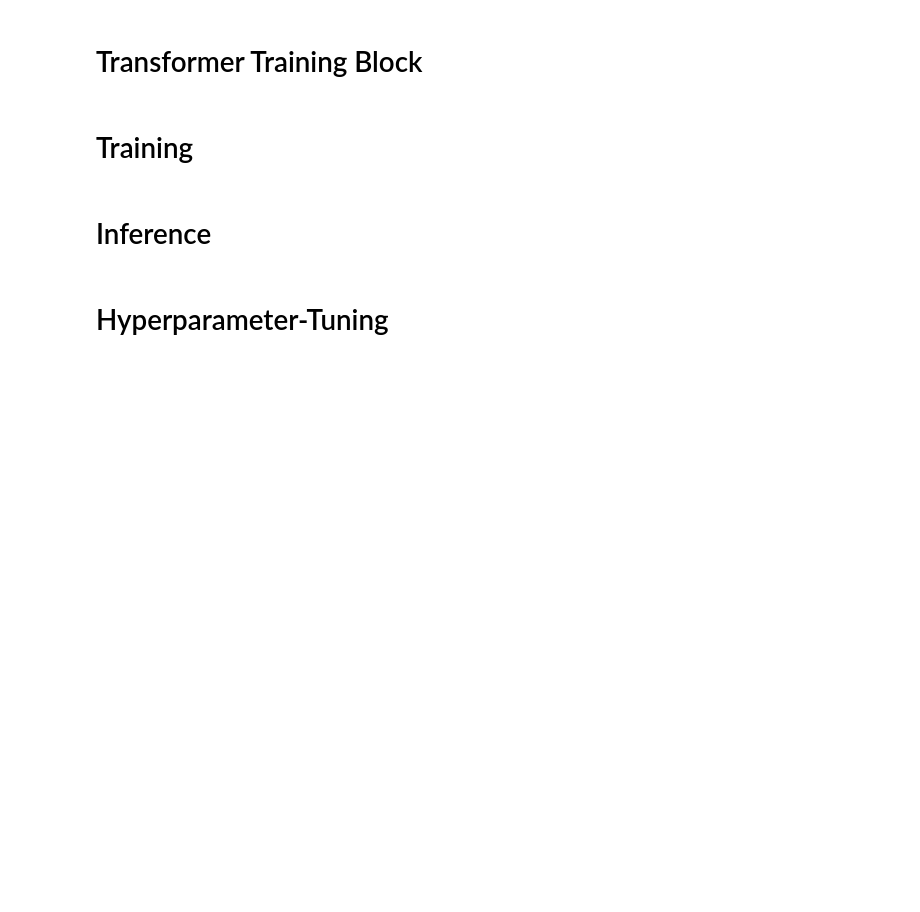
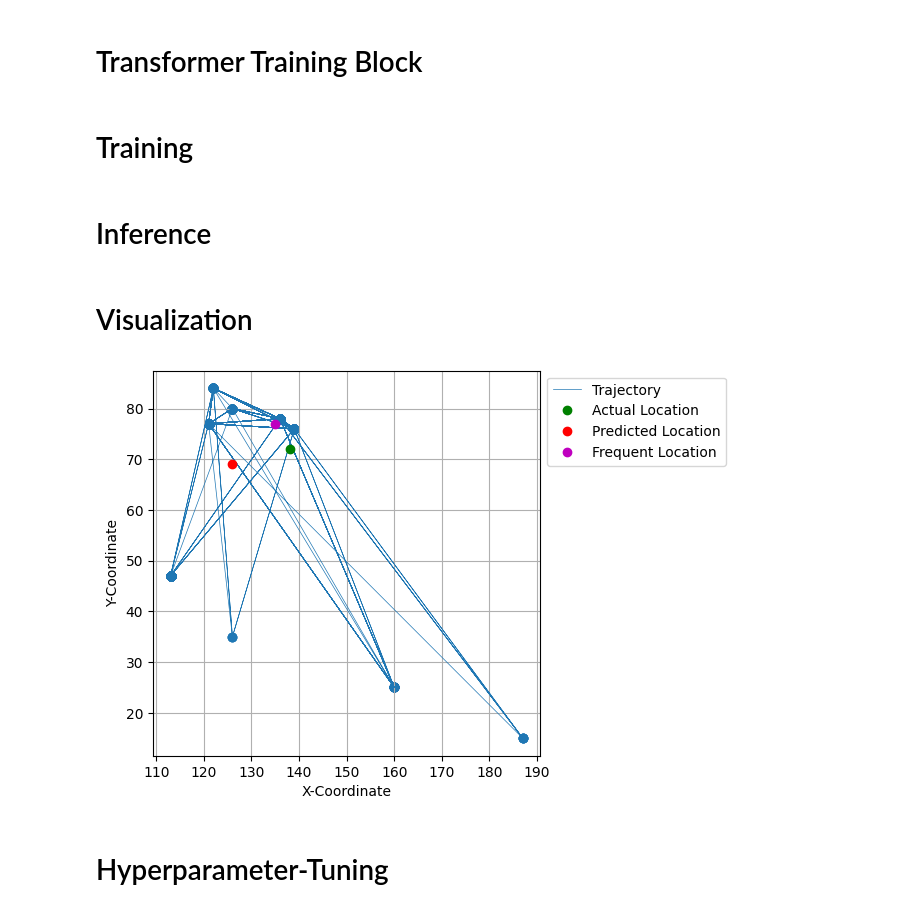
Before and after one commit to ANNIZHENG/MLModel_Eval_with_YJMob100K, a Jupyter notebook: CustomTransformer_with_YJMob100K.ipynb, the cells around one changed output. Saved outputs shown, nothing was run; the diff lists cells and outputs as text; code cells hidden in the pictures; blank space fills up the shorter version.

```diff
--- a/CustomTransformer_with_YJMob100K.ipynb
+++ b/CustomTransformer_with_YJMob100K.ipynb
@@ -15,8 +15,8 @@ from torch.utils.data import Dataset, DataLoader
 # %% [markdown]
 # Import Data
 # %%
-df_train = pd.read_csv('df_train_1k.csv')[['uid', 't', 'combined_xy']]
-df_test = pd.read_csv('df_test_1k.csv')[['uid', 't', 'combined_xy']]
+df_train = pd.read_csv('df_train_1k.csv')
+df_test = pd.read_csv('df_test_1k.csv')
 # %% [markdown]
 ## Batching
 # %%
@@ -373,3 +373,35 @@ Batch Size: 910 Top 5 Accuracy: 0.9818553539483772, Num Correct: 176732, Num Sam
 """ 1k
 Batch Size: 910 Top 1 Accuracy: 0.5997802197802198, Num Correct: 10916, Num Sample: 18200
 """
+# %% [markdown]
+# Visualization
+# %%
+frequent_locations = [(152, 95), (152, 95), (152, 95), (152, 95), (152, 95), (152, 95), (152, 95), (152, 95), (178, 34), (125, 137), (158, 64), (125, 137), (152, 95), (130, 63), (129, 81), (135, 77), (135, 77), (135, 77), (135, 77), (135, 77), (135, 77), (135, 77), (135, 77), (135, 77), (135, 77), (135, 77), (135, 77), (135, 77), (135, 77), (135, 77), (135, 77), (135, 77), (135, 77), (135, 77), (135, 77), (135, 77), (135, 77), (135, 77), (135, 77), (135, 77), (135, 77), (135, 77), (135, 77), (135, 77), (135, 77), (152, 95), (152, 95), (152, 95)]
+# %%
+# extract correct or incorrect prediction for visualization
+def extract_prediction(model, dataloader, device, k, extract_correct=True):
+    model.eval()
+    with torch.no_grad():
+        for inputs, labels, positions, label_positions in dataloader:
+            inputs = inputs.to(device)
+            labels = labels.to(device)
+            positions = positions.to(device)
+            label_positions = label_positions.to(device)
+
+            logits = model(inputs, positions, labels, label_positions)
+
+            for logit_i in range(len(logits)):
+                if (extract_correct):
+                    if (int(labels[logit_i] in torch.topk(logits[logit_i], k)[1])):
+                        return inputs[logit_i].tolist(), \
+                                labels[logit_i].item(), \
+                                positions[logit_i].tolist(), \
+                                label_positions[logit_i].item(), \
+                                torch.topk(logits[logit_i], k)[1].item()
+                else:
+                    if (int(labels[logit_i] not in torch.topk(logits[logit_i], k)[1])):
+                        return inputs[logit_i].tolist(), \
+                                labels[logit_i].item(), \
+                                positions[logit_i].tolist(), \
+                                label_positions[logit_i].item(), \
+                                torch.topk(logits[logit_i], k)[1].item()
@@ -376,3 +467,8 @@ Batch Size: 910 Top 1 Accuracy: 0.5997802197802198, Num Correct: 10916, Num Samp
+# %%
+inputs,labels,positions,label_positions,prediction = extract_prediction(transformer,test_dataloader,device,1,False)
+plot_trajectory(inputs,labels,positions,label_positions,prediction)
+# %% [output]
+[figure, added]
 # %% [markdown]
 # Hyperparameter-Tuning
 # %%
```
Also changed, not shown: parts of 1 cell of this notebook.
